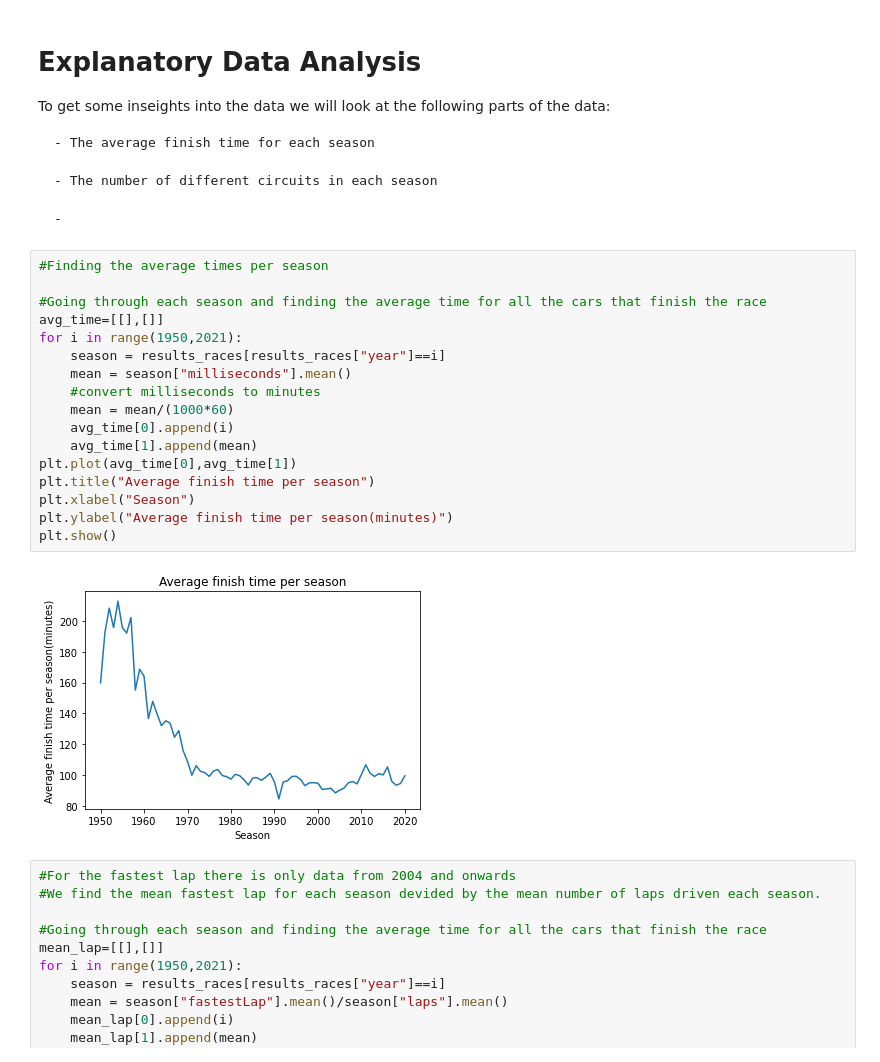
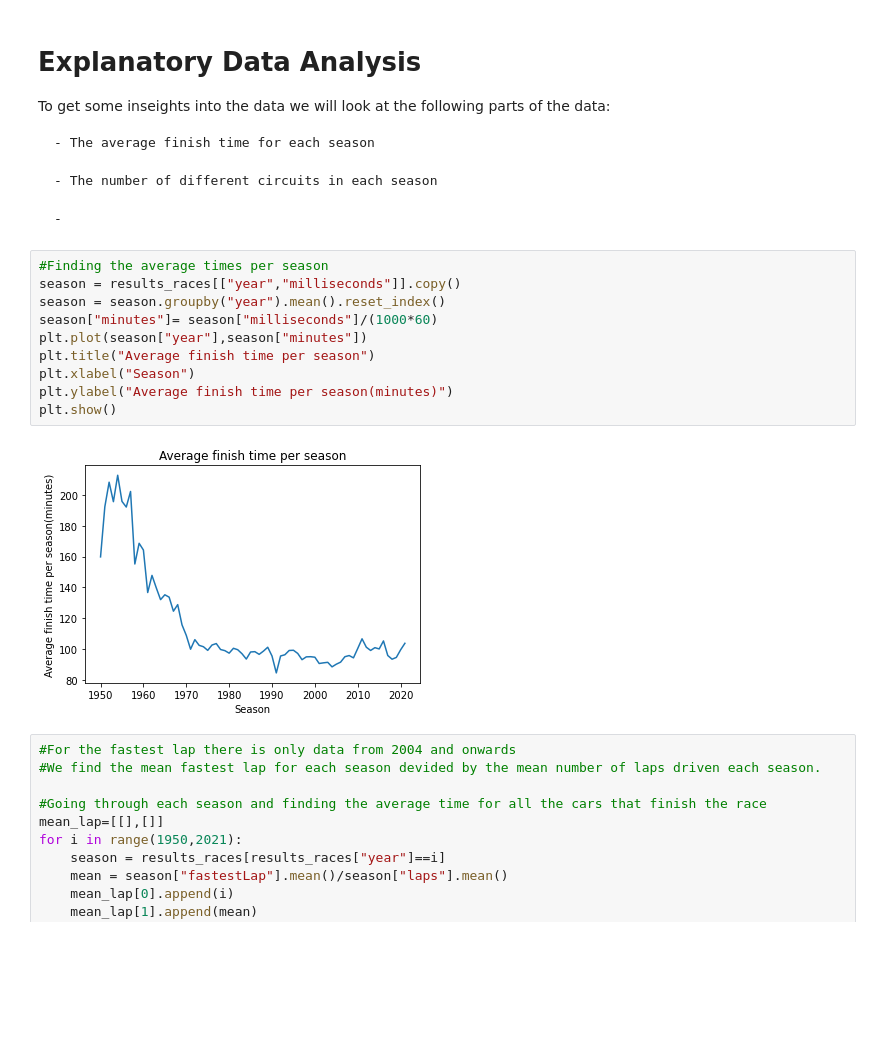
Before and after one commit to data301-2021-winter1/group16-project, a Jupyter notebook: notebooks/analysis1.ipynb, the cells around one changed output. Saved outputs shown, nothing was run; the diff lists cells and outputs as text; blank space fills up the shorter version.

```diff
--- a/notebooks/analysis1.ipynb
+++ b/notebooks/analysis1.ipynb
@@ -44,23 +44,16 @@ To get some inseights into the data we will look at the following parts of the d
     -
 # %%
 #Finding the average times per season
-
-#Going through each season and finding the average time for all the cars that finish the race
-avg_time=[[],[]]
-for i in range(1950,2021):
-    season = results_races[results_races["year"]==i]
-    mean = season["milliseconds"].mean()
-    #convert milliseconds to minutes
-    mean = mean/(1000*60)
-    avg_time[0].append(i)
-    avg_time[1].append(mean)
-plt.plot(avg_time[0],avg_time[1])
+season = results_races[["year","milliseconds"]].copy()
+season = season.groupby("year").mean().reset_index()
+season["minutes"]= season["milliseconds"]/(1000*60)
+plt.plot(season["year"],season["minutes"])
 plt.title("Average finish time per season")
 plt.xlabel("Season")
 plt.ylabel("Average finish time per season(minutes)")
 plt.show()
 # %% [output]
-[figure, old version]
+[figure, new version]
 # %%
 #For the fastest lap there is only data from 2004 and onwards
 #We find the mean fastest lap for each season devided by the mean number of laps driven each season.
```
Also changed, not shown: parts of 1 cell of this notebook, 1 other file.
